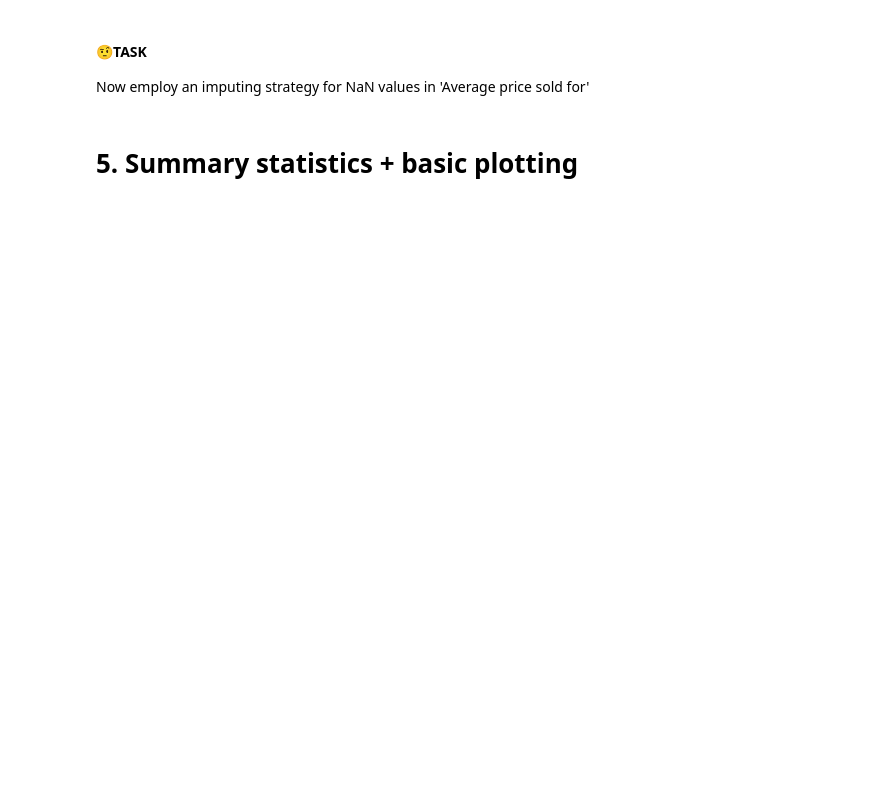
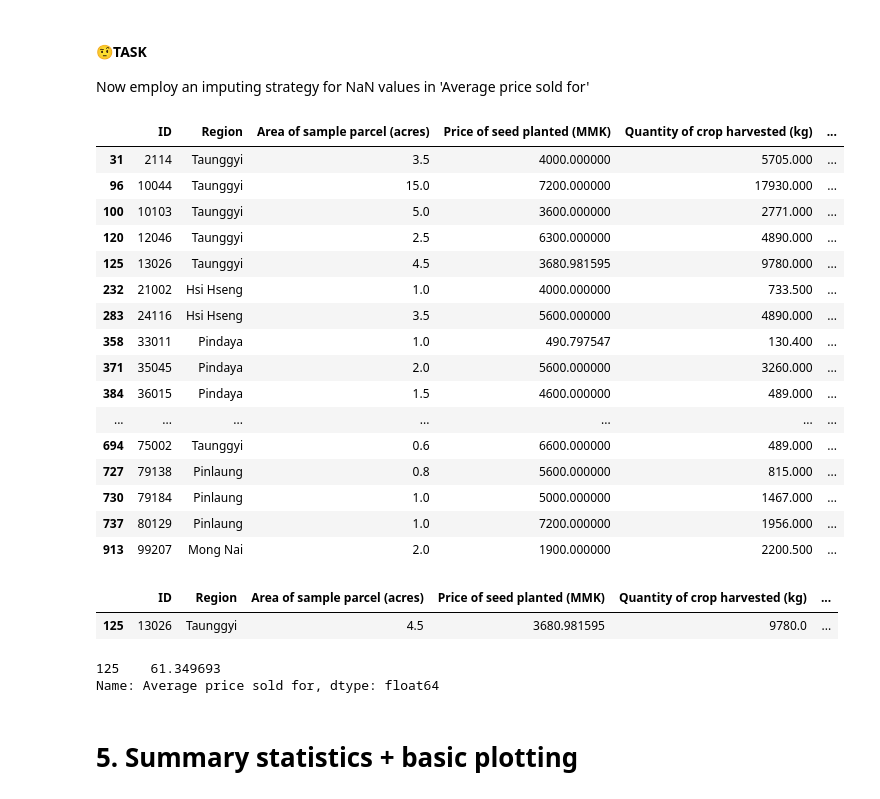
Before and after one commit to benkeel/hestia_python_practicals, a Jupyter notebook: week6/Week6-practical.ipynb, the cells around one changed output. Drawn from its saved outputs; the diff is of its cells as text; code cells hidden in the pictures; blank space fills up the shorter version.

```diff
--- a/week6/Week6-practical.ipynb
+++ b/week6/Week6-practical.ipynb
@@ -231,6 +536,39 @@ maize_df.iloc[rows_with_nan.index]
 #### 🤨TASK
 
 Now employ an imputing strategy for NaN values in 'Average price sold for'
+# %%
+rows_with_nan = maize_df[maize_df["Average price sold for"].isnull()]
+maize_df["Average price sold for"].fillna(maize_df["Total value of crop sold (MMK)"] / maize_df["Quantity of crop sold (kg)"], inplace=True)
+maize_df.iloc[rows_with_nan.index]
+# %% [output]
+|  | ID | Region | Area of sample parcel (acres) | Price of seed planted (MMK) | Quantity of crop harvested (kg) | ... |
+| 31 | 2114 | Taunggyi | 3.5 | 4000.000000 | 5705.000 | ... |
+| 96 | 10044 | Taunggyi | 15.0 | 7200.000000 | 17930.000 | ... |
+| 100 | 10103 | Taunggyi | 5.0 | 3600.000000 | 2771.000 | ... |
+| 120 | 12046 | Taunggyi | 2.5 | 6300.000000 | 4890.000 | ... |
+| 125 | 13026 | Taunggyi | 4.5 | 3680.981595 | 9780.000 | ... |
+| 232 | 21002 | Hsi Hseng | 1.0 | 4000.000000 | 733.500 | ... |
+| 283 | 24116 | Hsi Hseng | 3.5 | 5600.000000 | 4890.000 | ... |
+| 358 | 33011 | Pindaya | 1.0 | 490.797547 | 130.400 | ... |
+| 371 | 35045 | Pindaya | 2.0 | 5600.000000 | 3260.000 | ... |
+| 384 | 36015 | Pindaya | 1.5 | 4600.000000 | 489.000 | ... |
+| ... | ... | ... | ... | ... | ... | ... |
+| 694 | 75002 | Taunggyi | 0.6 | 6600.000000 | 489.000 | ... |
+| 727 | 79138 | Pinlaung | 0.8 | 5600.000000 | 815.000 | ... |
+| 730 | 79184 | Pinlaung | 1.0 | 5000.000000 | 1467.000 | ... |
+| 737 | 80129 | Pinlaung | 1.0 | 7200.000000 | 1956.000 | ... |
+| 913 | 99207 | Mong Nai | 2.0 | 1900.000000 | 2200.500 | ... |
+# %%
+rows_with_nan = maize_df[maize_df["Average price sold for"].isnull()]
+maize_df.iloc[rows_with_nan.index]
+# %% [output]
+|  | ID | Region | Area of sample parcel (acres) | Price of seed planted (MMK) | Quantity of crop harvested (kg) | ... |
+| 125 | 13026 | Taunggyi | 4.5 | 3680.981595 | 9780.0 | ... |
+# %%
+maize_df.iloc[rows_with_nan.index]["Average price sold for"]
+# %% [output]
+125    61.349693
+Name: Average price sold for, dtype: float64
 # %% [markdown]
 # 5. Summary statistics + basic plotting
 # %%
```
Also changed, not shown: parts of 70 cells of this notebook.
